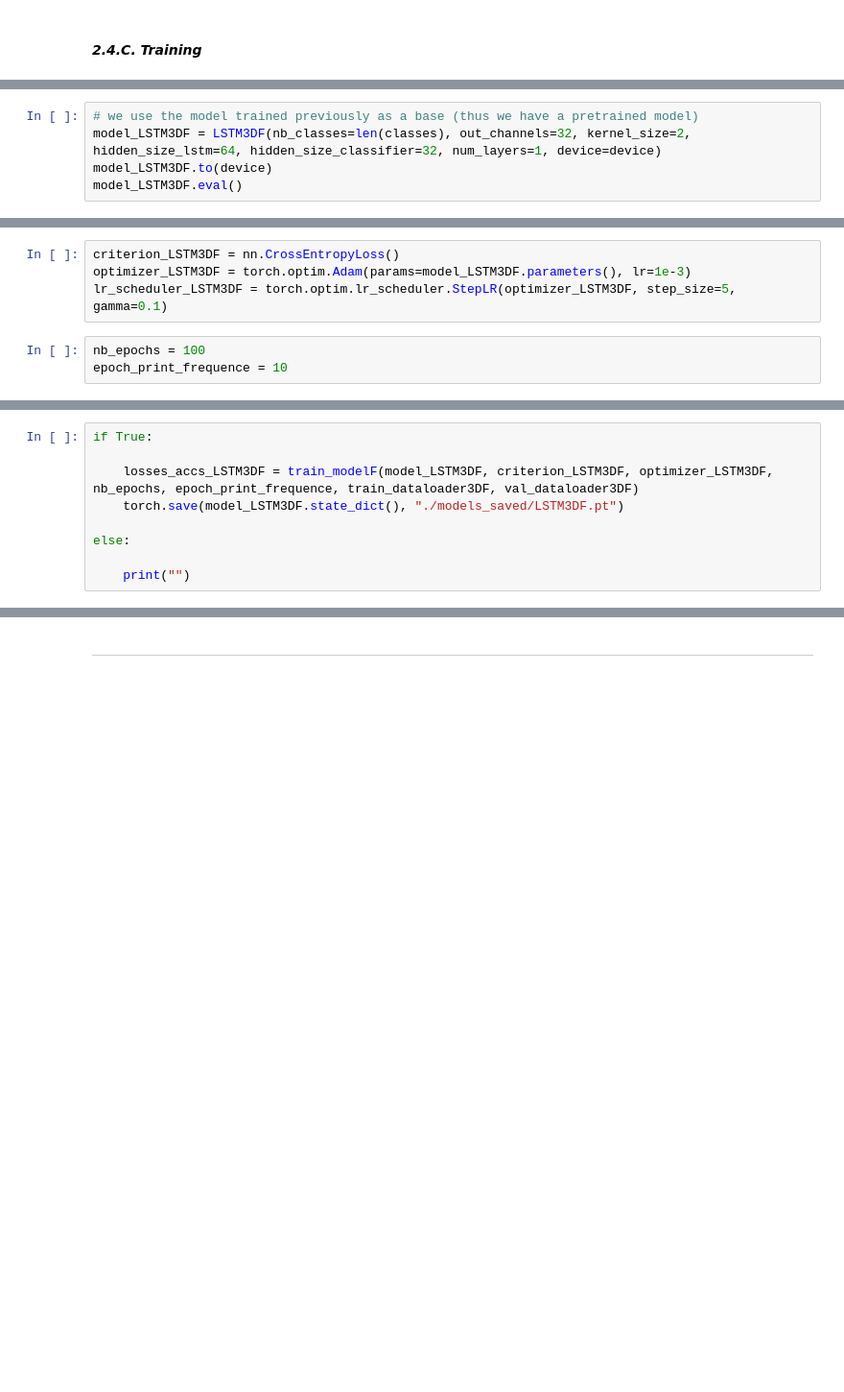
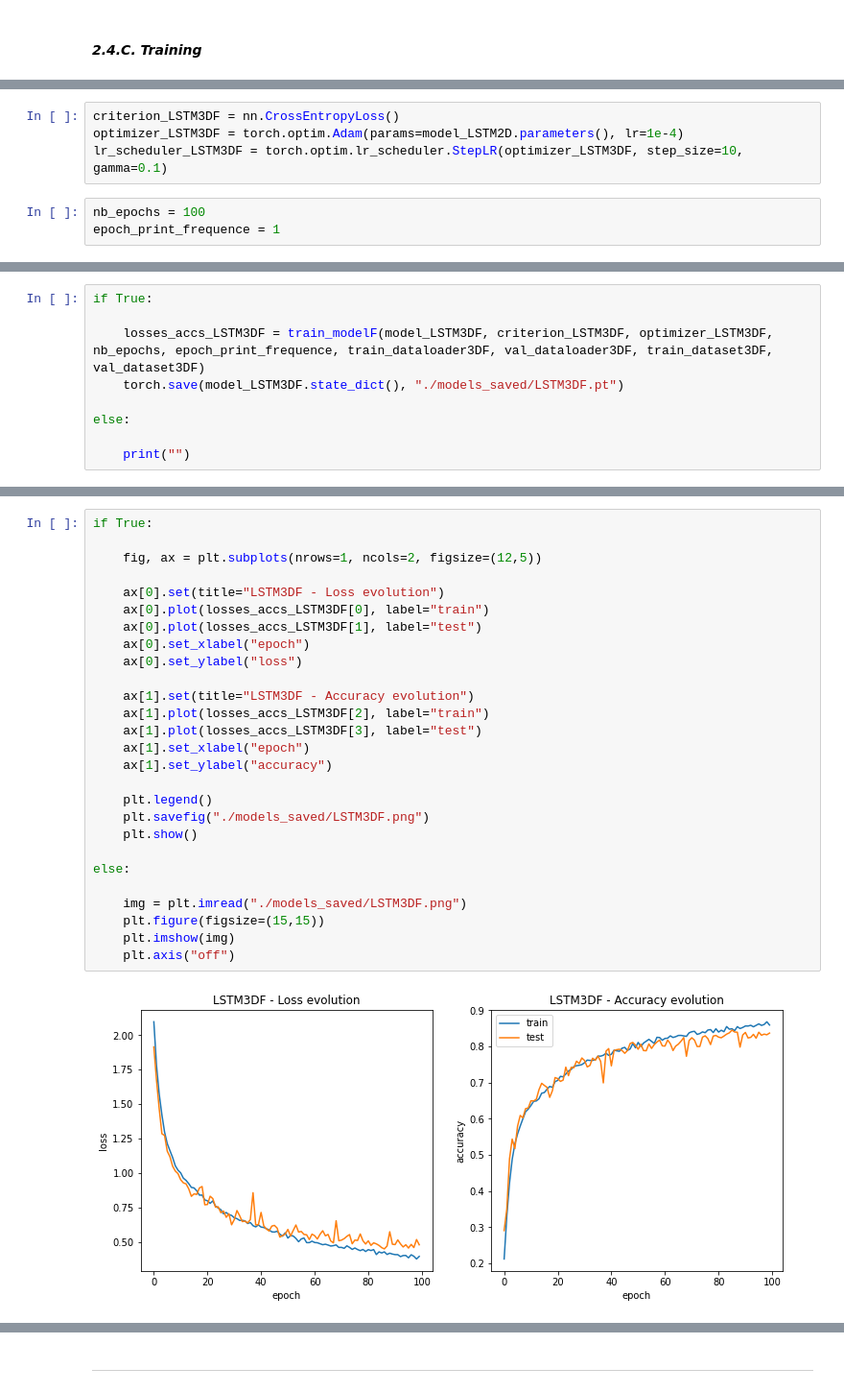
Before and after one commit to anthony-kobanda/human-action-recognition, a Jupyter notebook: model.ipynb, the cells around one changed output, grey strips where cells are left out. Shown at 96% size. Cells and saved outputs as stored; diff of their text form; blank space fills up the shorter version.

```diff
--- a/model.ipynb
+++ b/model.ipynb
@@ -1405,5 +1405,0 @@ torch.Size([75, 50])
-# %%
-# we use the model trained previously as a base (thus we have a pretrained model)
-model_LSTM3DF = LSTM3DF(nb_classes=len(classes), out_channels=32, kernel_size=2, hidden_size_lstm=64, hidden_size_classifier=32, num_layers=1, device=device)
-model_LSTM3DF.to(device)
-model_LSTM3DF.eval()
@@ -1426,7 +1406,7 @@ LSTM3DF(
 # %%
 criterion_LSTM3DF = nn.CrossEntropyLoss()
-optimizer_LSTM3DF = torch.optim.Adam(params=model_LSTM3DF.parameters(), lr=1e-3)
-lr_scheduler_LSTM3DF = torch.optim.lr_scheduler.StepLR(optimizer_LSTM3DF, step_size=5, gamma=0.1)
+optimizer_LSTM3DF = torch.optim.Adam(params=model_LSTM2D.parameters(), lr=1e-4)
+lr_scheduler_LSTM3DF = torch.optim.lr_scheduler.StepLR(optimizer_LSTM3DF, step_size=10, gamma=0.1)
 # %%
 nb_epochs = 100
-epoch_print_frequence = 10
+epoch_print_frequence = 1
@@ -1433,7 +1423,7 @@ epoch_print_frequence = 10
 # %%
 if True:
 
-    losses_accs_LSTM3DF = train_modelF(model_LSTM3DF, criterion_LSTM3DF, optimizer_LSTM3DF, nb_epochs, epoch_print_frequence, train_dataloader3DF, val_dataloader3DF)
+    losses_accs_LSTM3DF = train_modelF(model_LSTM3DF, criterion_LSTM3DF, optimizer_LSTM3DF, nb_epochs, epoch_print_frequence, train_dataloader3DF, val_dataloader3DF, train_dataset3DF, val_dataset3DF)
     torch.save(model_LSTM3DF.state_dict(), "./models_saved/LSTM3DF.pt")
 
 else:
@@ -1446 +1443,30 @@ KeyboardInterrupt:
+# %%
+if True:
+
+    fig, ax = plt.subplots(nrows=1, ncols=2, figsize=(12,5))
+
+    ax[0].set(title="LSTM3DF - Loss evolution")
+    ax[0].plot(losses_accs_LSTM3DF[0], label="train")
+    ax[0].plot(losses_accs_LSTM3DF[1], label="test")
+    ax[0].set_xlabel("epoch")
+    ax[0].set_ylabel("loss")
+
+    ax[1].set(title="LSTM3DF - Accuracy evolution")
+    ax[1].plot(losses_accs_LSTM3DF[2], label="train")
+    ax[1].plot(losses_accs_LSTM3DF[3], label="test")
+    ax[1].set_xlabel("epoch")
+    ax[1].set_ylabel("accuracy")
+
+    plt.legend()
+    plt.savefig("./models_saved/LSTM3DF.png")
+    plt.show()
+
+else:
+
+    img = plt.imread("./models_saved/LSTM3DF.png")
+    plt.figure(figsize=(15,15))
+    plt.imshow(img)
+    plt.axis("off")
+# %% [output]
+[figure, added]
 # %% [markdown]
```
Also changed, not shown: parts of 31 cells of this notebook, 7 other files.
